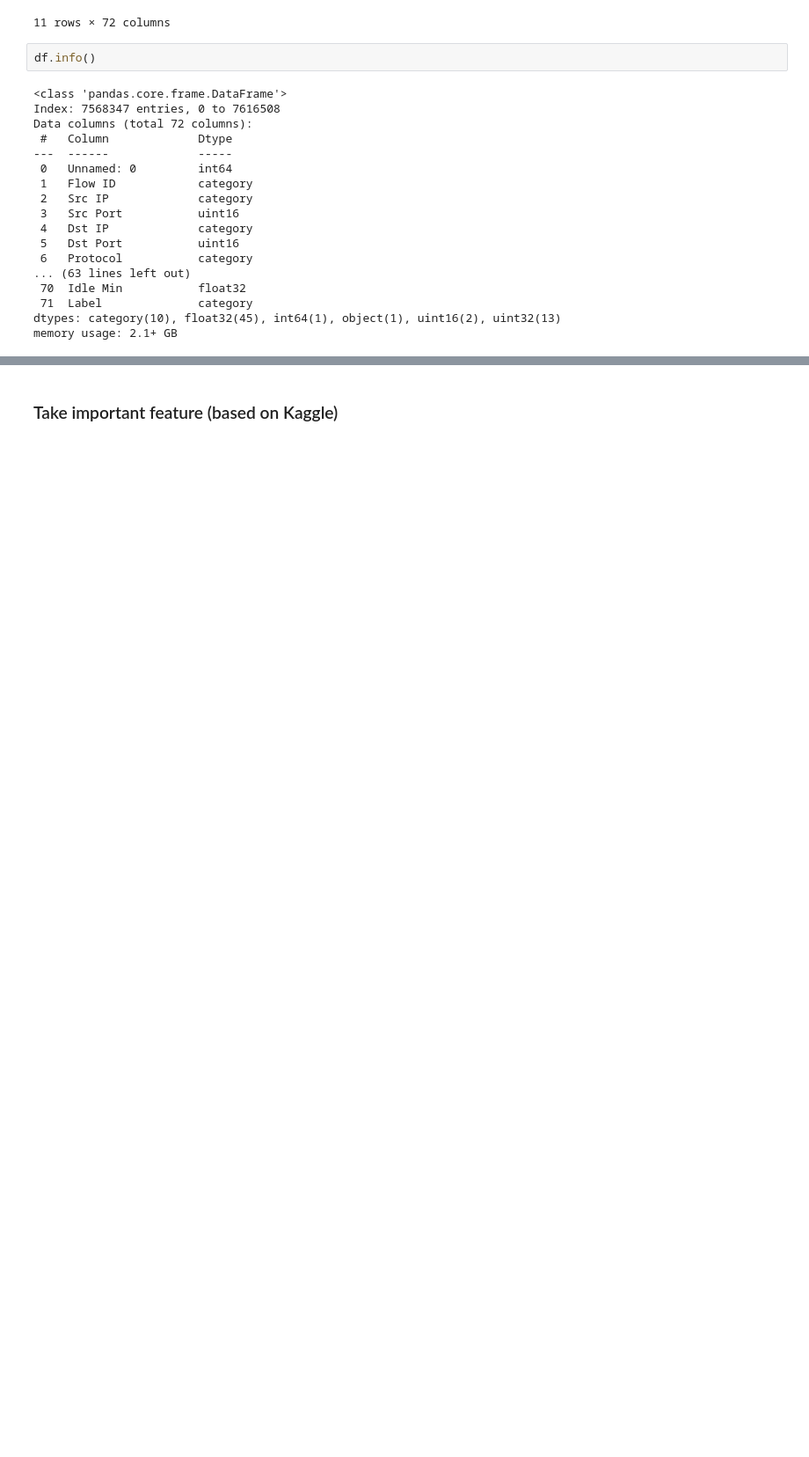
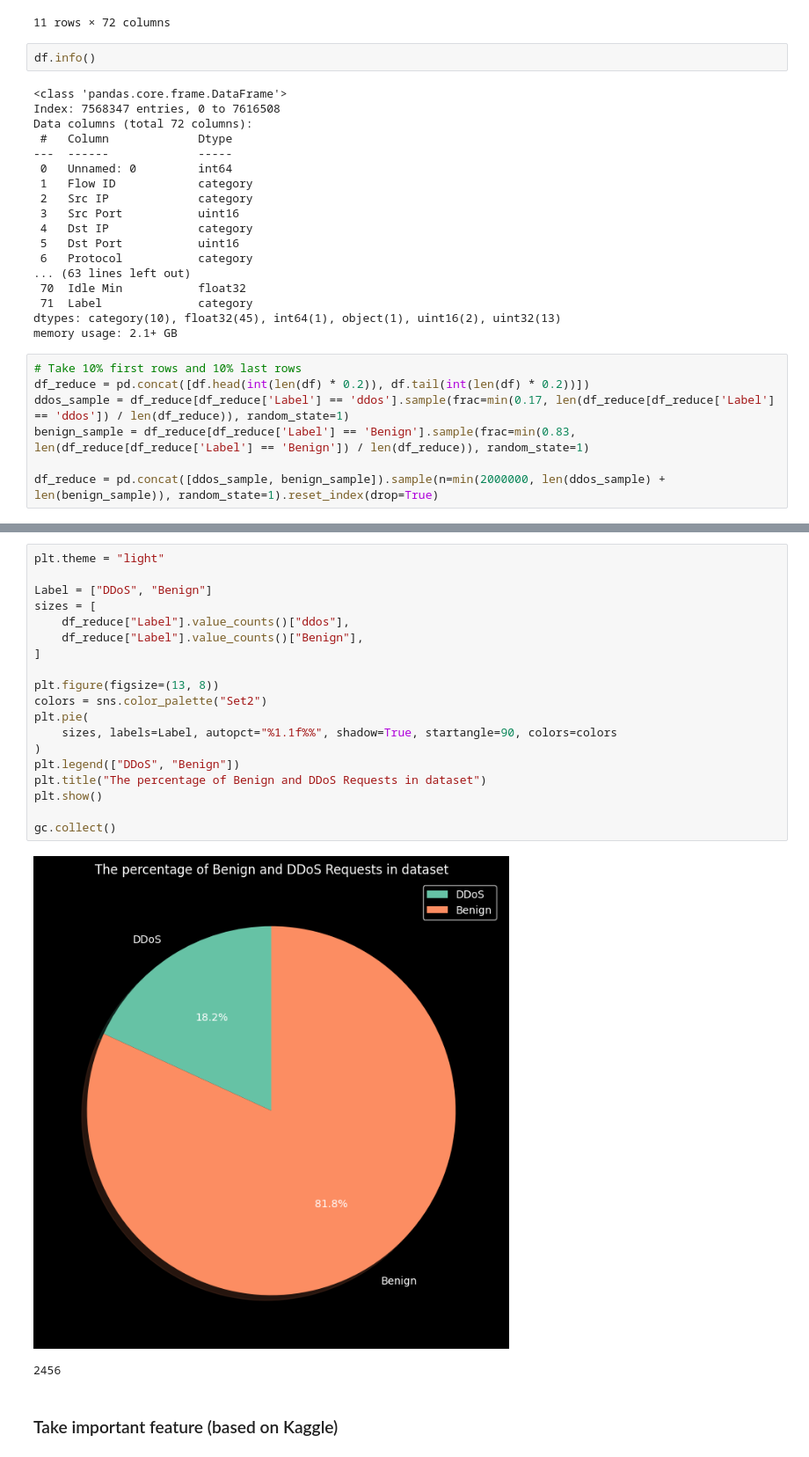
Before and after one commit to minhhuy1201/IS335.HTCL21, a Jupyter notebook: preprocessing/ddos_unbalanced.ipynb, the cells around one changed output, grey strips where cells are left out. Shown at 88% size. Drawn from its saved outputs; the diff is of its cells as text; blank space fills up the shorter version.

```diff
--- a/preprocessing/ddos_imbalanced.ipynb
+++ b/preprocessing/ddos_unbalanced.ipynb
@@ -436,3 +436,10 @@ Data columns (total 72 columns):
  71  Label              category
 dtypes: category(10), float32(45), int64(1), object(1), uint16(2), uint32(13)
 memory usage: 2.1+ GB
+# %%
+# Take 10% first rows and 10% last rows
+df_reduce = pd.concat([df.head(int(len(df) * 0.2)), df.tail(int(len(df) * 0.2))])
+ddos_sample = df_reduce[df_reduce['Label'] == 'ddos'].sample(frac=min(0.17, len(df_reduce[df_reduce['Label'] == 'ddos']) / len(df_reduce)), random_state=1)
+benign_sample = df_reduce[df_reduce['Label'] == 'Benign'].sample(frac=min(0.83, len(df_reduce[df_reduce['Label'] == 'Benign']) / len(df_reduce)), random_state=1)
+
+df_reduce = pd.concat([ddos_sample, benign_sample]).sample(n=min(2000000, len(ddos_sample) + len(benign_sample)), random_state=1).reset_index(drop=True)
@@ -439,2 +456,24 @@ memory usage: 2.1+ GB
+# %%
+plt.theme = "light"
+
+Label = ["DDoS", "Benign"]
+sizes = [
+    df_reduce["Label"].value_counts()["ddos"],
+    df_reduce["Label"].value_counts()["Benign"],
+]
+
+plt.figure(figsize=(13, 8))
+colors = sns.color_palette("Set2")
+plt.pie(
+    sizes, labels=Label, autopct="%1.1f%%", shadow=True, startangle=90, colors=colors
+)
+plt.legend(["DDoS", "Benign"])
+plt.title("The percentage of Benign and DDoS Requests in dataset")
+plt.show()
+
+gc.collect()
+# %% [output]
+[figure, added]
+2456
 # %% [markdown]
 ### Take important feature (based on Kaggle)
```
Also changed, not shown: parts of 11 cells of this notebook, 3 other files.
